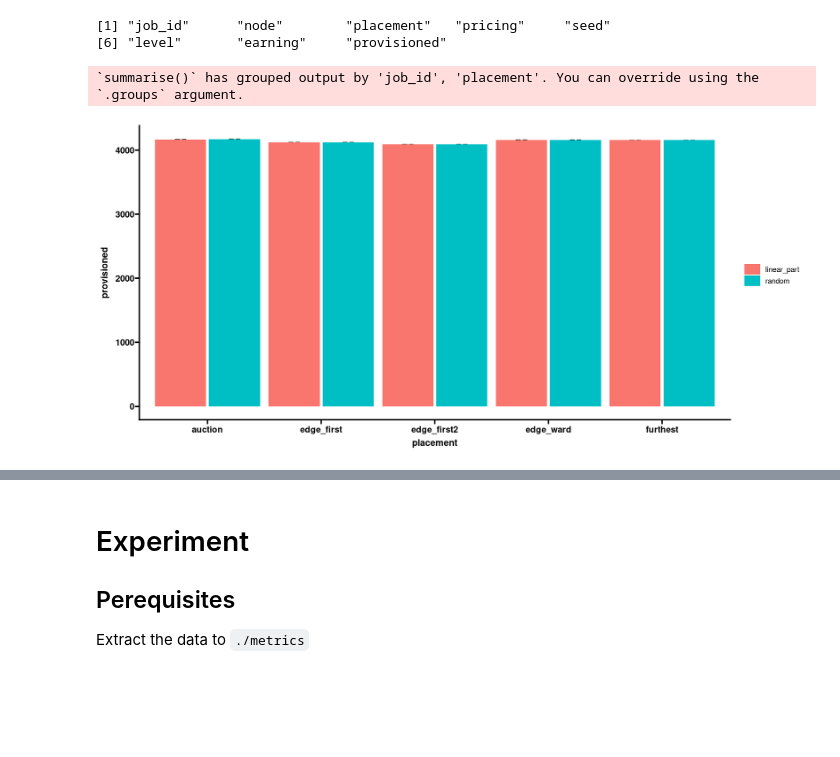
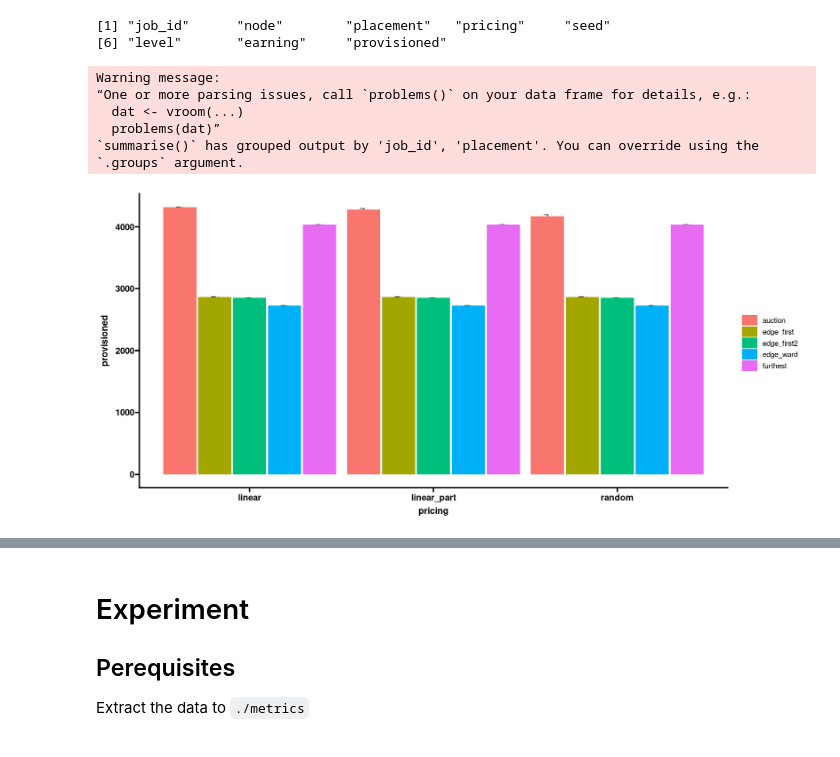
Before and after one commit to VolodiaPG/giraff, a Jupyter notebook: enos/live/experiment.ipynb, the cells around one changed output, grey strips where cells are left out. Cells and saved outputs as stored; diff of their text form; code cells hidden in the pictures; blank space fills up the shorter version.

```diff
--- a/enos/live/experiment.ipynb
+++ b/enos/live/experiment.ipynb
@@ -89,29 +71,33 @@ colnames(simulations)
 # %%
 fig(15, 7)
 simulations %>%
     select(job_id, placement, pricing, provisioned, level, node) %>%
     distinct() %>%
     drop_na() %>%
     group_by(job_id, placement, pricing) %>%
     summarise(provisioned = sum(provisioned)) %>%
-    ggplot(aes(x= placement, y=provisioned, fill=pricing)) +
+    ggplot(aes(x= pricing, y=provisioned, fill=placement)) +
     # facet_grid(cols=vars(pricing)) +
     # geom_errorbar(
     #     aes(ymax = , ymin = ),
     #     size = 0.5, linetype = "longdash", inherit.aes = F, width = 1, color = "red"
     # ) +
     stat_summary(
         geom = "errorbar",
         fun.min = function(z) quantile(z, .025),
         fun = median,
         fun.max = function(z) quantile(z, 0.975),
         position = position_dodge(width = .95),
         size = 0.5, width = .2, linetype = "longdash", alpha = .8
     ) +
     stat_summary(fun.y = mean, position = position_dodge(width = .95), geom = "col")
     # stat_summary(fun.y = mean, position = position_dodge(width = .95), geom = "point")
 # %% [output]
+Warning message:
+“One or more parsing issues, call `problems()` on your data frame for details, e.g.:
+  dat <- vroom(...)
+  problems(dat)”
 `summarise()` has grouped output by 'job_id', 'placement'. You can override using the
 `.groups` argument.
-[figure, old version]
+[figure, new version]
 # %%
```
Also changed, not shown: parts of 4 cells of this notebook, 9 other files.
